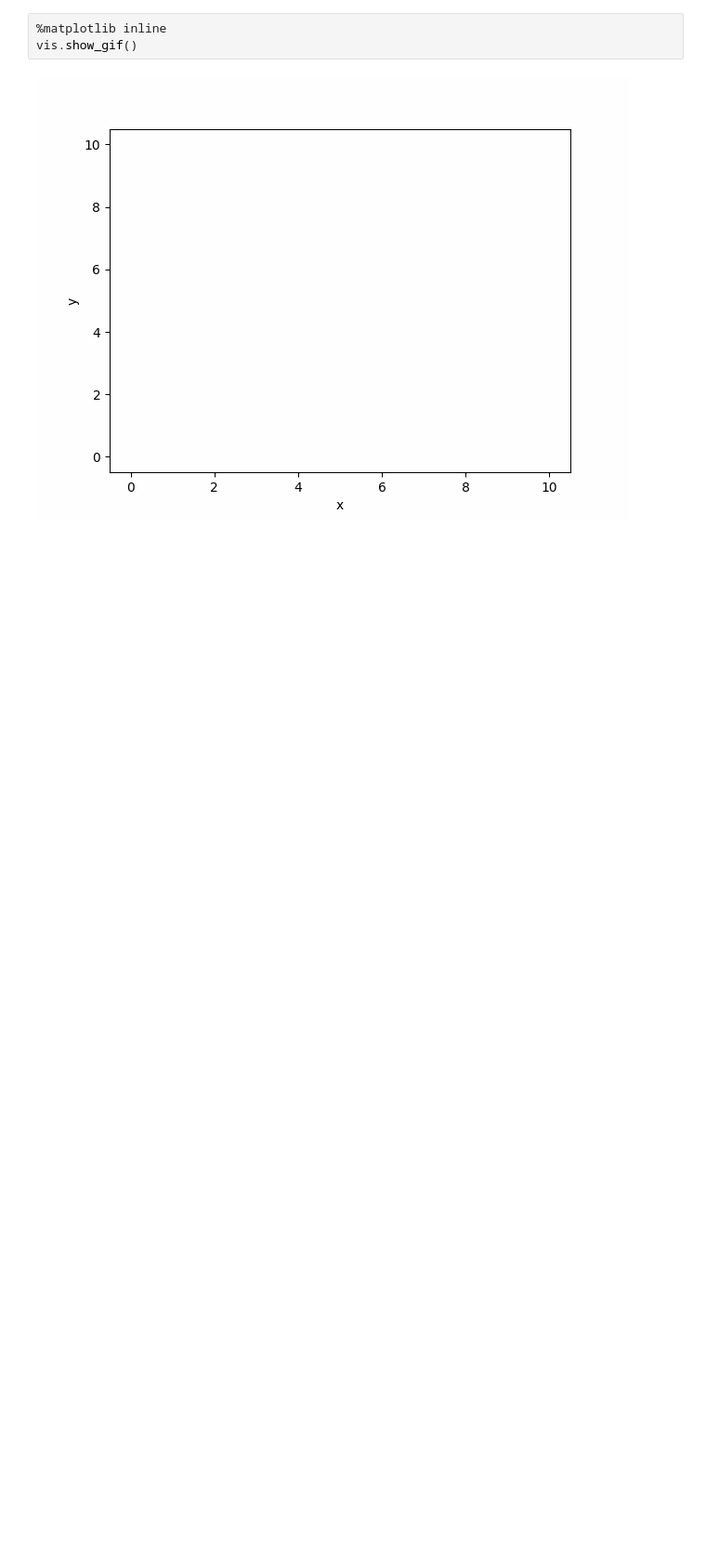
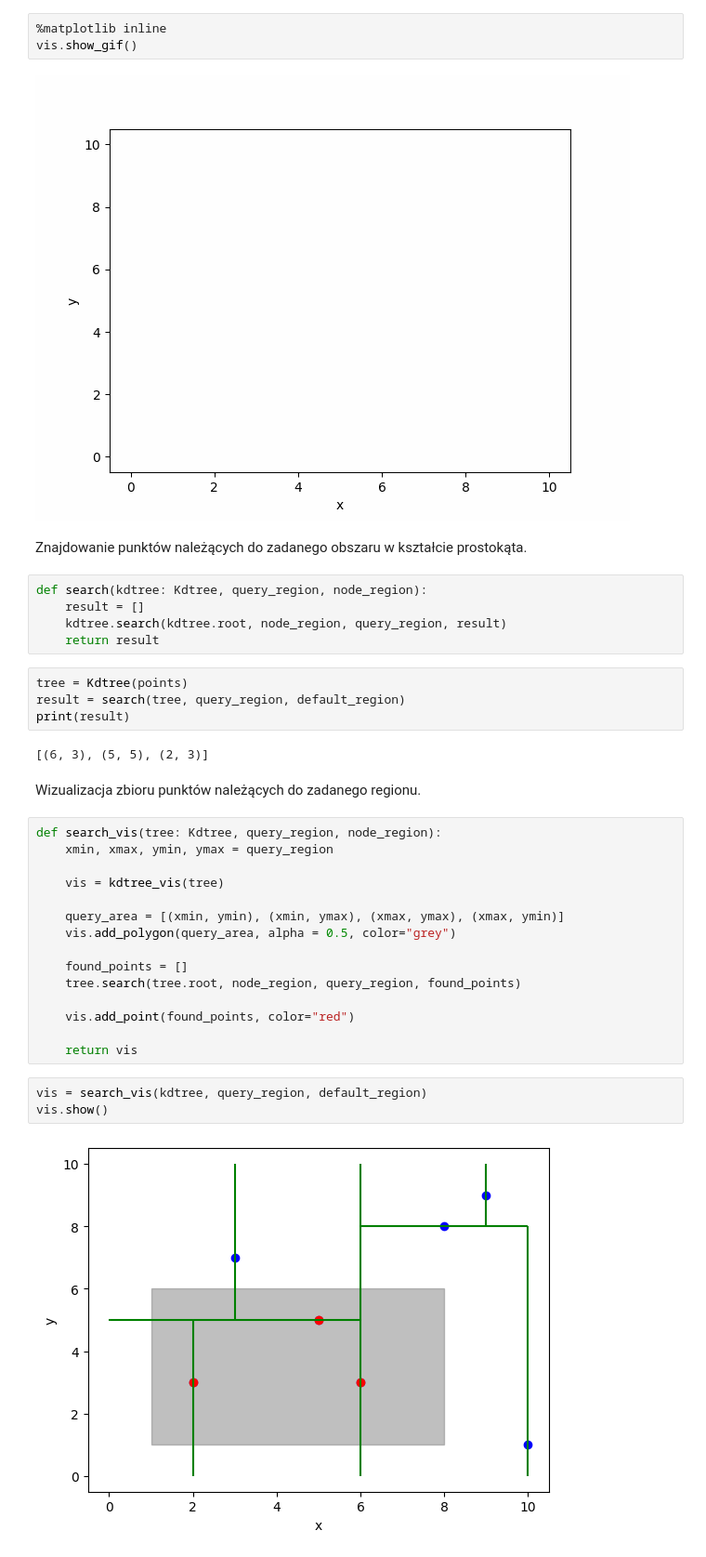
Before and after one commit to Karol1092/quadtree-kdtree, a Jupyter notebook: kdtree/main.ipynb, the cells around one changed output. Shown: that part at 93% size. Drawn from its saved outputs; the diff is of its cells as text; blank space fills up the shorter version.

Commit message:
Add kdtree search query without step-by-step visualization

```diff
--- a/kdtree/main.ipynb
+++ b/kdtree/main.ipynb
@@ -165,3 +208,38 @@ vis.show()
 vis.show_gif()
 # %% [output]
 [figure]
+# %% [markdown]
+Znajdowanie punktów należących do zadanego obszaru w kształcie prostokąta.
+# %%
+def search(kdtree: Kdtree, query_region, node_region):
+    result = []
+    kdtree.search(kdtree.root, node_region, query_region, result)
+    return result
+# %%
+tree = Kdtree(points)
+result = search(tree, query_region, default_region)
+print(result)
+# %% [output]
+[(6, 3), (5, 5), (2, 3)]
+# %% [markdown]
+Wizualizacja zbioru punktów należących do zadanego regionu.
+# %%
+def search_vis(tree: Kdtree, query_region, node_region):
+    xmin, xmax, ymin, ymax = query_region
+
+    vis = kdtree_vis(tree)
+
+    query_area = [(xmin, ymin), (xmin, ymax), (xmax, ymax), (xmax, ymin)]
+    vis.add_polygon(query_area, alpha = 0.5, color="grey")
+
+    found_points = []
+    tree.search(tree.root, node_region, query_region, found_points)
+
+    vis.add_point(found_points, color="red")
+
+    return vis
+# %%
+vis = search_vis(kdtree, query_region, default_region)
+vis.show()
+# %% [output]
+[figure, added]
```
Also changed, not shown: parts of 6 cells of this notebook.
